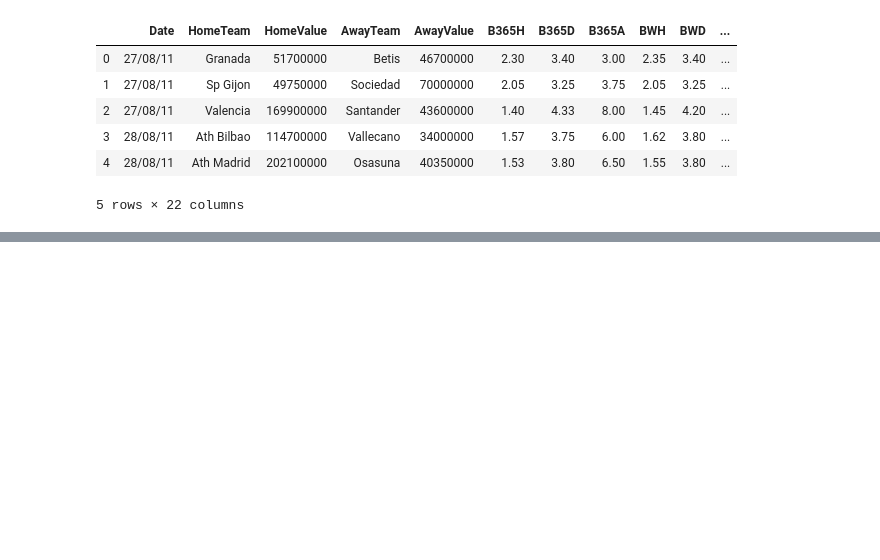
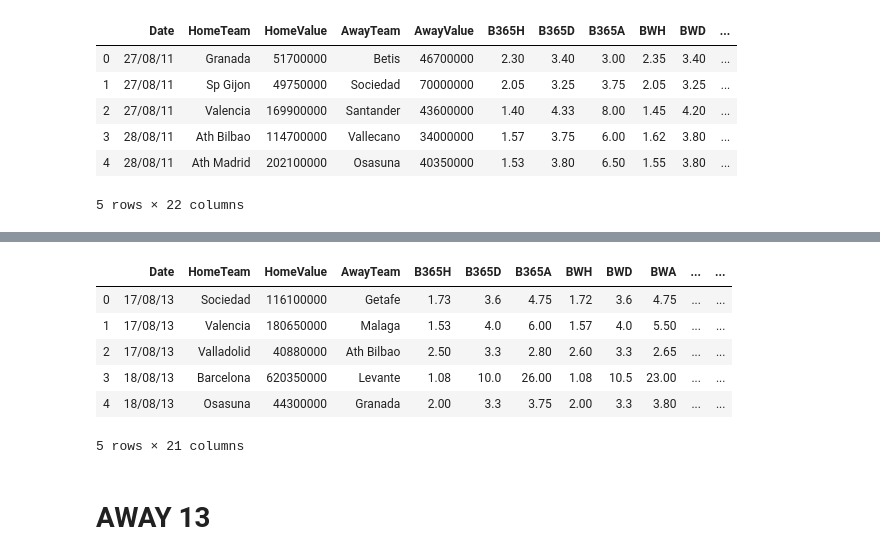
Before and after one commit to Jjespper/football_bets, a Jupyter notebook: Untitled1.ipynb, the cells around one changed output, grey strips where cells are left out. Drawn from its saved outputs; the diff is of its cells as text; code cells hidden in the pictures; blank space fills up the shorter version.

```diff
--- a/Untitled1.ipynb
+++ b/Untitled1.ipynb
@@ -1043,0 +1238,12 @@ liga11_n.head()
+# %%
+liga13_n.head()
+# %% [output]
+|  | Date | HomeTeam | HomeValue | AwayTeam | B365H | B365D | B365A | BWH | BWD | BWA | ... | ... |
+| 0 | 17/08/13 | Sociedad | 116100000 | Getafe | 1.73 | 3.6 | 4.75 | 1.72 | 3.6 | 4.75 | ... | ... |
+| 1 | 17/08/13 | Valencia | 180650000 | Malaga | 1.53 | 4.0 | 6.00 | 1.57 | 4.0 | 5.50 | ... | ... |
+| 2 | 17/08/13 | Valladolid | 40880000 | Ath Bilbao | 2.50 | 3.3 | 2.80 | 2.60 | 3.3 | 2.65 | ... | ... |
+| 3 | 18/08/13 | Barcelona | 620350000 | Levante | 1.08 | 10.0 | 26.00 | 1.08 | 10.5 | 23.00 | ... | ... |
+| 4 | 18/08/13 | Osasuna | 44300000 | Granada | 2.00 | 3.3 | 3.75 | 2.00 | 3.3 | 3.80 | ... | ... |
+5 rows × 21 columns
+# %% [markdown]
+# AWAY 13
```
Also changed, not shown: parts of 21 cells of this notebook.
